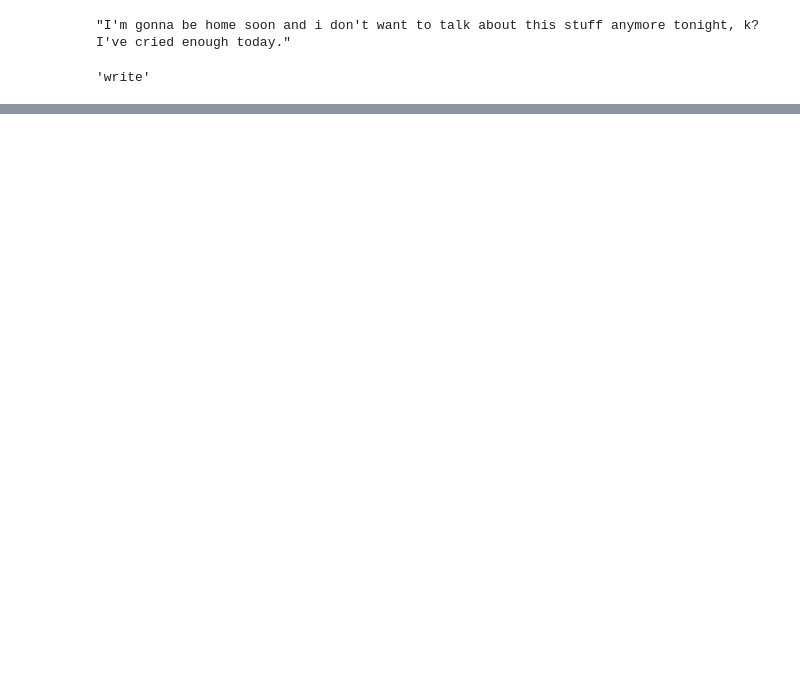
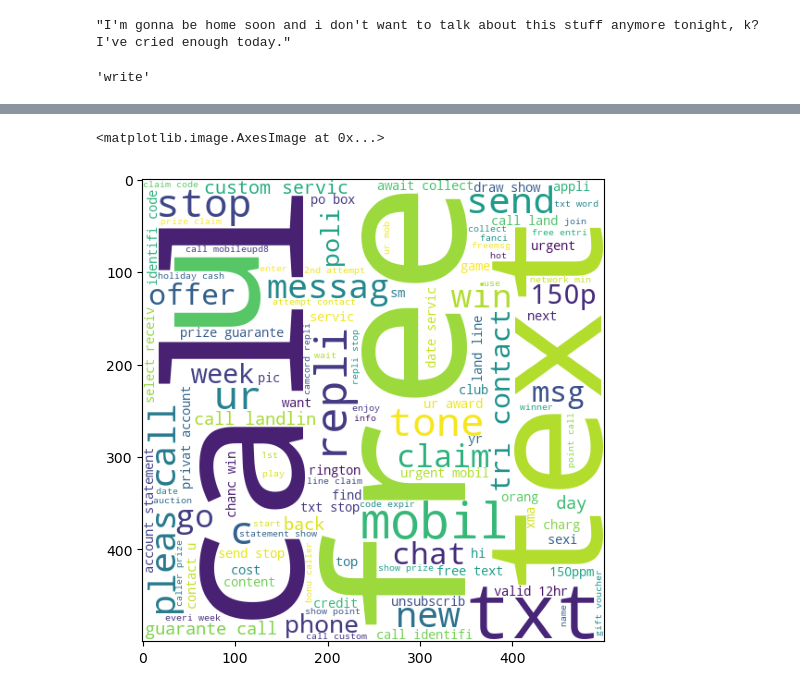
Before and after one commit to heenaf/SpamMailClassifier, a Jupyter notebook: Spam-email-project.ipynb, the cells around one changed output, grey strips where cells are left out. Saved outputs shown, nothing was run; the diff lists cells and outputs as text; code cells hidden in the pictures; blank space fills up the shorter version.

```diff
--- a/Spam-email-project.ipynb
+++ b/Spam-email-project.ipynb
@@ -364,3 +362,17 @@ df.head(8)
 | 5 | 1 | FreeMsg Hey there darling it's be... | 148 | 39 | 4 | freemsg hey darl 3 week word back... |
 | 6 | 0 | Even my brother is not like to sp... | 77 | 18 | 2 | even brother like speak treat lik... |
 | 7 | 0 | As per your request 'Melle Melle ... | 160 | 31 | 2 | per request mell oru minnaminungi... |
+# %%
+#A word cloud is a visually prominent presentation of “keywords” that appear frequently in text data.
+from wordcloud import WordCloud
+# Creating a WordCloud object
+wc = WordCloud(width=500,height=500,min_font_size = 10,background_color='white')
+# %%
+spam_wc = wc.generate(df[df['target'] == 1]['transformed_text'].str.cat(sep=" "))
+# %%
+# This uses the imshow() function from the matplotlib.pyplot module (which is usually imported as plt) to display an image
+plt.figure(figsize=(15,6))
+plt.imshow(spam_wc)
+# %% [output]
+<matplotlib.image.AxesImage at 0x...>
+[figure, added]
```
Also changed, not shown: parts of 10 cells of this notebook.
